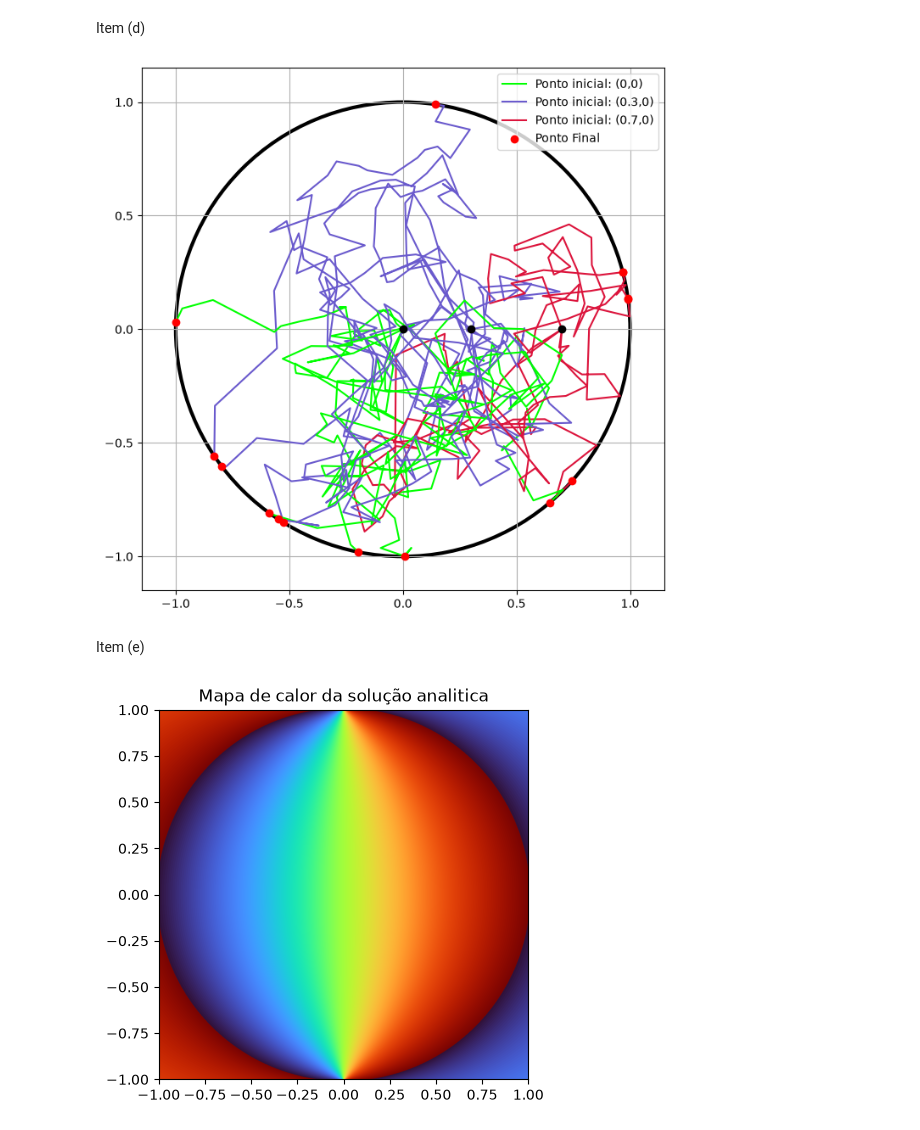
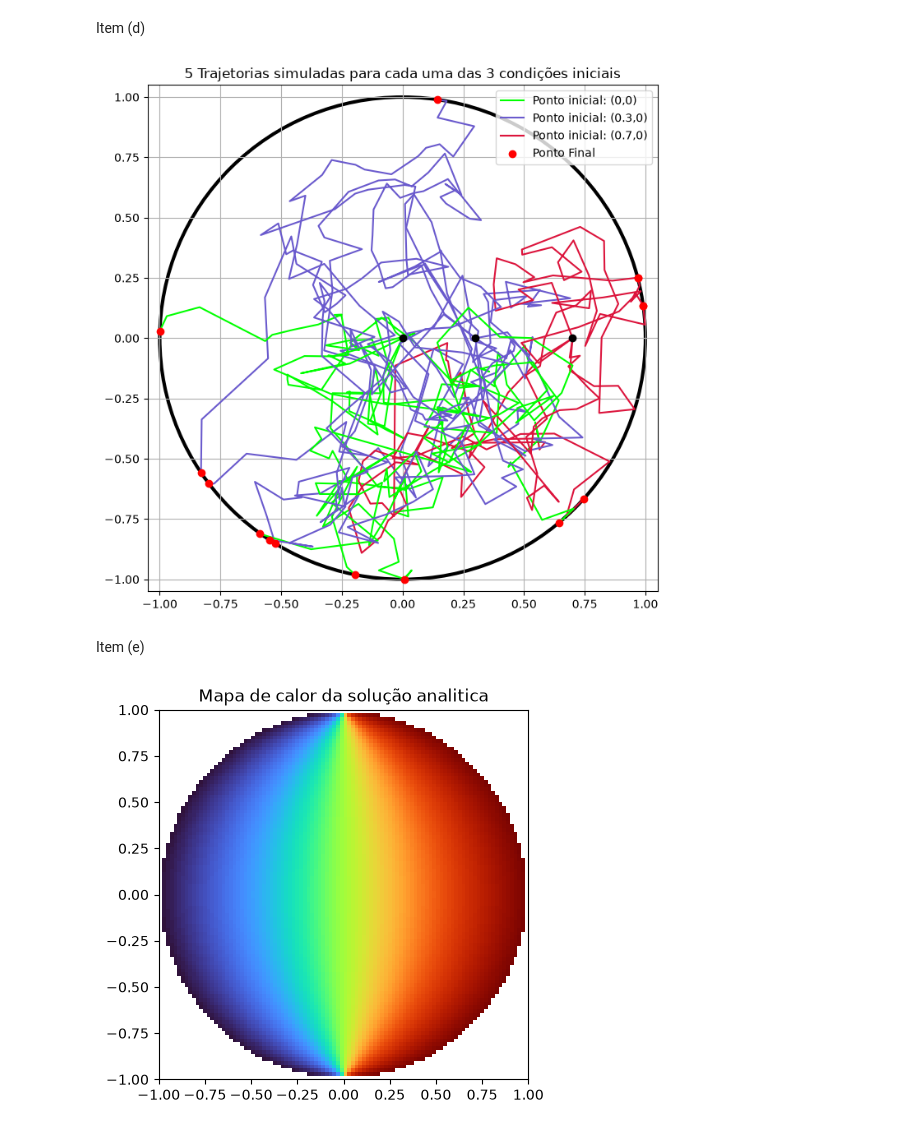
Before and after one commit to SilverPhone784/Trabalho-de-Programacao-Estatistica, a Jupyter notebook: Questao_2.ipynb, the cells around one changed output. Cells and saved outputs as stored; diff of their text form; code cells hidden in the pictures.

```diff
--- a/Questao_2.ipynb
+++ b/Questao_2.ipynb
@@ -109,41 +111,44 @@ for i in range(len(u1[1])):
 
     pontos_x.append(u2[1][i][-1])
 
     pontos_x.append(u3[1][i][-1])
 
     pontos_y.append(u1[2][i][-1])
 
     pontos_y.append(u2[2][i][-1])
 
     pontos_y.append(u3[2][i][-1])
 
     label_1 = "Ponto inicial: (0,0)" if(i == 0) else "" # Código para evitar que a legenda repita (Usando o equivalente ao Condição? True : False do javascript)
     label_2 = "Ponto inicial: (0.3,0)" if(i == 0) else ""
     label_3 = "Ponto inicial: (0.7,0)" if(i == 0) else ""
 
     plt.plot(u1[1][i], u1[2][i], color="lime", label=label_1)
     plt.plot(u2[1][i], u2[2][i], color="slateblue", label=label_2)
     plt.plot(u3[1][i], u3[2][i], color="crimson", label=label_3)
 
 plt.scatter([0, 0.3, 0.7], [0, 0, 0], color="black", zorder=10) # Colocando pontos pretos nas posições iniciais
 plt.scatter(pontos_x, pontos_y, color="red", label="Ponto Final", zorder=10) # Colocando pontos vermelhos nas posições finais
 
-plt.xlim(-1.15, 1.15)
-plt.ylim(-1.15, 1.15)
+plt.xlim(-1.05, 1.05)
+plt.ylim(-1.05, 1.05)
 
 plt.gca().add_patch(plt.Circle((0,0), radius=1, color="black", fill=False, linewidth=3)) # Circulo preto de raio 1 para representar a chapa
 
 plt.legend()
 
 plt.grid(True)
+
+plt.title("5 Trajetorias simuladas para cada uma das 3 condições iniciais")
 plt.show()
 # %% [output]
-[figure, old version]
+[figure, new version]
 # %% [markdown]
 Item (e)
 # %%
-x = np.linspace(-0.99, 0.99, 1_000)
-y = np.linspace(-0.99, 0.99, 1_000)
+dimensao = 100
+x = np.linspace(-1, 1, dimensao)
+y = np.linspace(-1, 1, dimensao)
 
 X, Y = np.meshgrid(x,y) # Transforma o valores em matrizes de mesma dimensão, o imshow trabalha com matrizes. nesse formato X é indexado por X[i, j] igual uma matriz
 
@@ -151,15 +156,25 @@ X, Y = np.meshgrid(x,y) # Transforma o valores em matrizes de mesma dimensão, o
 # r² = x² + y²
 # x = r cos(o)
 
-Z = 1/2 + 1/np.pi * np.arctan((2*X/(1 - (X**2 + Y**2)))) # FALTA ARRUMAR PARA FILTRAR X² + Y² <= 1 !!!
+Matriz = np.zeros_like(X) # Matriz de zeros na mesma dimensão de X
+
+for i in range(dimensao):
+    for j in range(dimensao):
+        x_i = X[i, j]
+        y_i = Y[i, j]
+
+        if(x_i**2 + y_i**2 < 1):
+            Matriz[i, j] = 1/2 + 1/np.pi * np.arctan((2*x_i/(1 - (x_i**2 + y_i**2)))) # Aplicando a formula substituindo o r cos(o) por x e o r² por x² + y²
+        else:
+            Matriz[i, j] = None
 
 plt.imshow(
-    Z,
+    Matriz,
     cmap="turbo", # Paleta de cor
-    origin="lower",
-    extent=[-1, 1, -1, 1]
+    extent=[-1, 1, -1, 1] # Escala
 )
+
 plt.title("Mapa de calor da solução analitica")
 plt.show()
 # %% [output]
-[figure, old version]
+[figure, new version]
```
Also changed, not shown: parts of 3 cells of this notebook.
